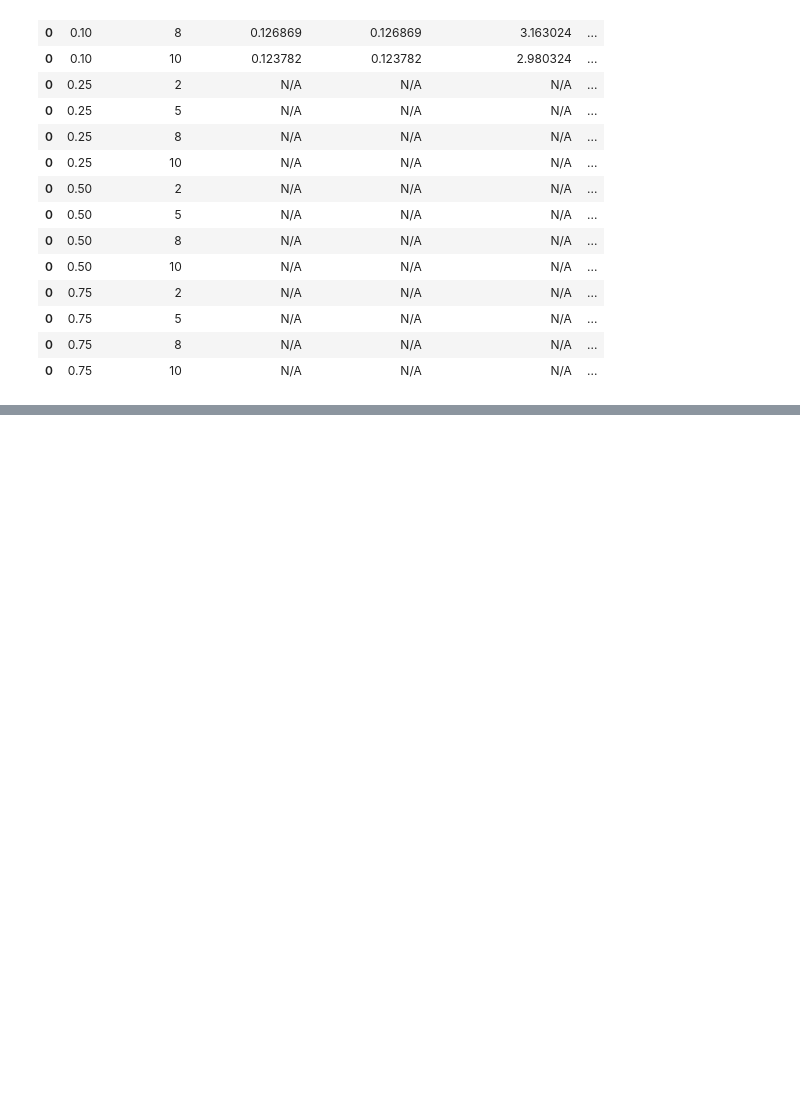
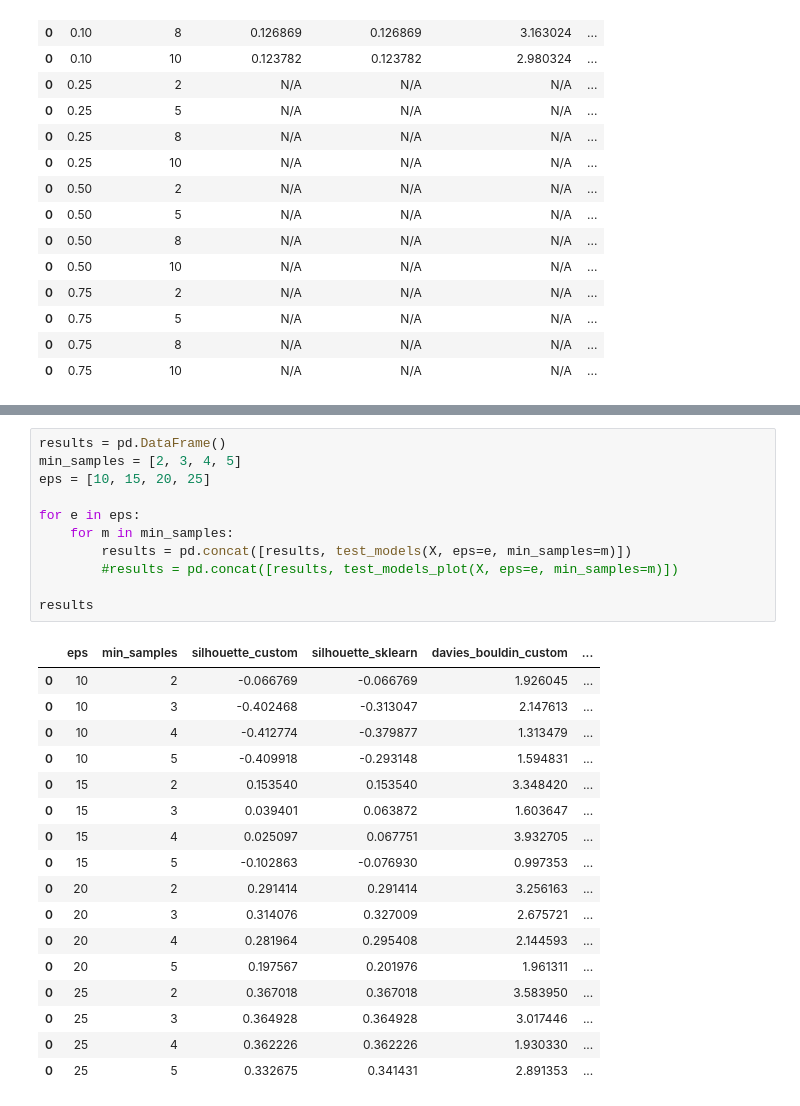
Before and after one commit to cristianomm/PUCRS, a Jupyter notebook: 2023-02/98H08-04 - Aprendizado não Supervisionado/T1/T1_dbscan.ipynb, the cells around one changed output, grey strips where cells are left out. Cells and saved outputs as stored; diff of their text form; blank space fills up the shorter version.

```diff
--- a/2023-02/98H08-04 - Aprendizado não Supervisionado/T1/T1_dbscan.ipynb
+++ b/2023-02/98H08-04 - Aprendizado não Supervisionado/T1/T1_dbscan.ipynb
@@ -294,0 +356,29 @@ results
+# %%
+results = pd.DataFrame()
+min_samples = [2, 3, 4, 5]
+eps = [10, 15, 20, 25]
+
+for e in eps:
+    for m in min_samples:
+        results = pd.concat([results, test_models(X, eps=e, min_samples=m)])
+        #results = pd.concat([results, test_models_plot(X, eps=e, min_samples=m)])
+
+results
+# %% [output]
+|  | eps | min_samples | silhouette_custom | silhouette_sklearn | davies_bouldin_custom | ... |
+| 0 | 10 | 2 | -0.066769 | -0.066769 | 1.926045 | ... |
+| 0 | 10 | 3 | -0.402468 | -0.313047 | 2.147613 | ... |
+| 0 | 10 | 4 | -0.412774 | -0.379877 | 1.313479 | ... |
+| 0 | 10 | 5 | -0.409918 | -0.293148 | 1.594831 | ... |
+| 0 | 15 | 2 | 0.153540 | 0.153540 | 3.348420 | ... |
+| 0 | 15 | 3 | 0.039401 | 0.063872 | 1.603647 | ... |
+| 0 | 15 | 4 | 0.025097 | 0.067751 | 3.932705 | ... |
+| 0 | 15 | 5 | -0.102863 | -0.076930 | 0.997353 | ... |
+| 0 | 20 | 2 | 0.291414 | 0.291414 | 3.256163 | ... |
+| 0 | 20 | 3 | 0.314076 | 0.327009 | 2.675721 | ... |
+| 0 | 20 | 4 | 0.281964 | 0.295408 | 2.144593 | ... |
+| 0 | 20 | 5 | 0.197567 | 0.201976 | 1.961311 | ... |
+| 0 | 25 | 2 | 0.367018 | 0.367018 | 3.583950 | ... |
+| 0 | 25 | 3 | 0.364928 | 0.364928 | 3.017446 | ... |
+| 0 | 25 | 4 | 0.362226 | 0.362226 | 1.930330 | ... |
+| 0 | 25 | 5 | 0.332675 | 0.341431 | 2.891353 | ... |
```
Also changed, not shown: parts of 6 cells of this notebook.
